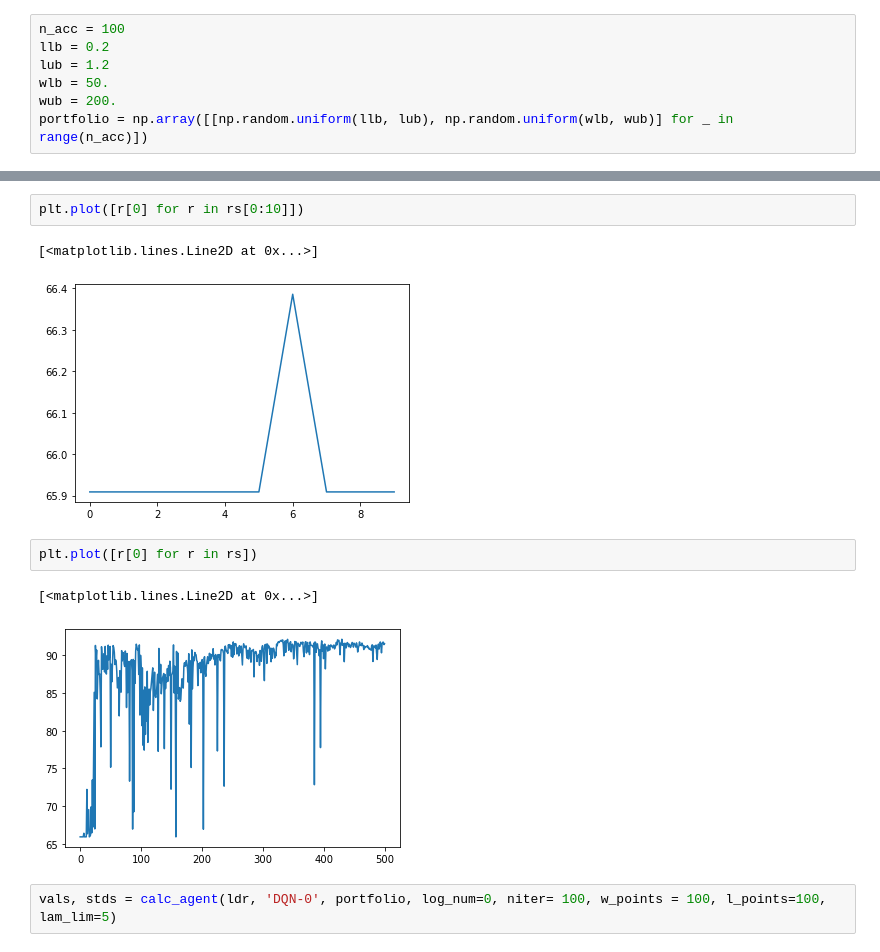
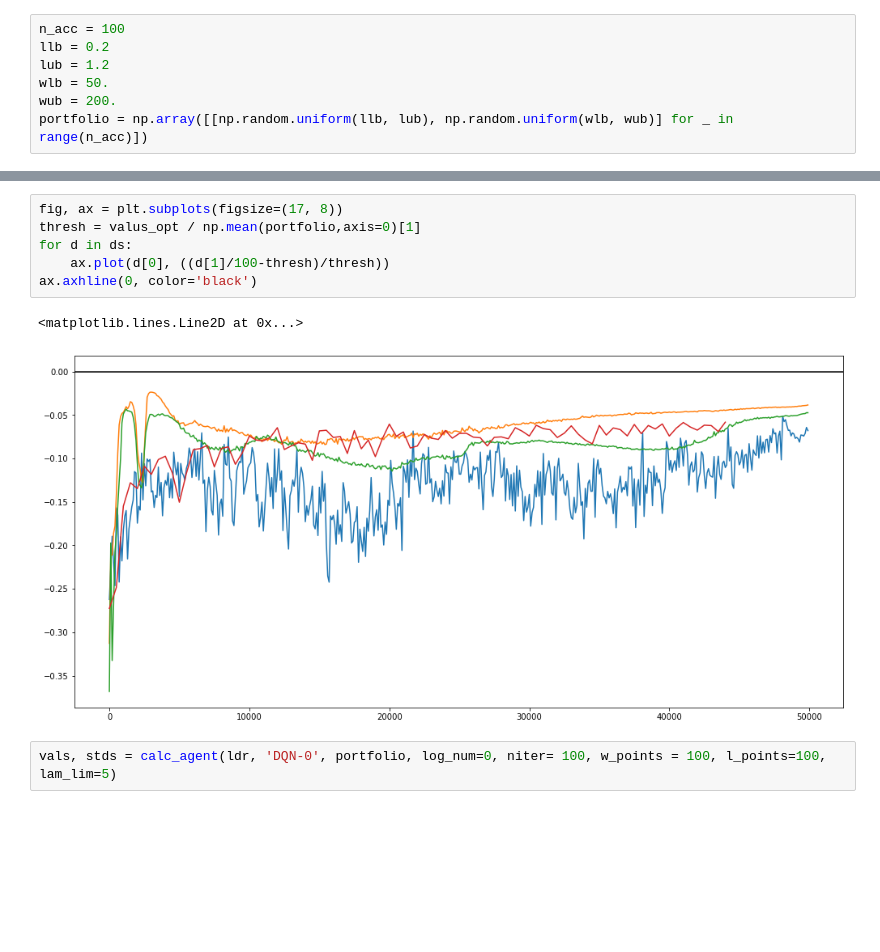
Before and after one commit to majkee15/credit_collections_rl, a Jupyter notebook: learning/notebooks/q_performance_comparison.ipynb, the cells around one changed output, grey strips where cells are left out. Saved outputs shown, nothing was run; the diff lists cells and outputs as text; blank space fills up the shorter version.

```diff
--- a/learning/notebooks/q_performance_comparison.ipynb
+++ b/learning/notebooks/q_performance_comparison.ipynb
@@ -216,13 +281,12 @@ plt.plot(ag2)
-# %%
-plt.plot([r[0] for r in rs[0:10]])
-# %% [output]
-[<matplotlib.lines.Line2D at 0x...>]
-[figure, removed]
-# %%
-plt.plot([r[0] for r in rs])
-# %% [output]
-[<matplotlib.lines.Line2D at 0x...>]
-[figure, removed]
+# %%
+fig, ax = plt.subplots(figsize=(17, 8))
+thresh = valus_opt / np.mean(portfolio,axis=0)[1]
+for d in ds:
+    ax.plot(d[0], ((d[1]/100-thresh)/thresh))
+ax.axhline(0, color='black')
+# %% [output]
+<matplotlib.lines.Line2D at 0x...>
+[figure, added]
 # %%
 vals, stds = calc_agent(ldr, 'DQN-0', portfolio, log_num=0, niter= 100, w_points = 100, l_points=100, lam_lim=5)
 # %%
```
Also changed, not shown: parts of 32 cells of this notebook, 2 other files.
